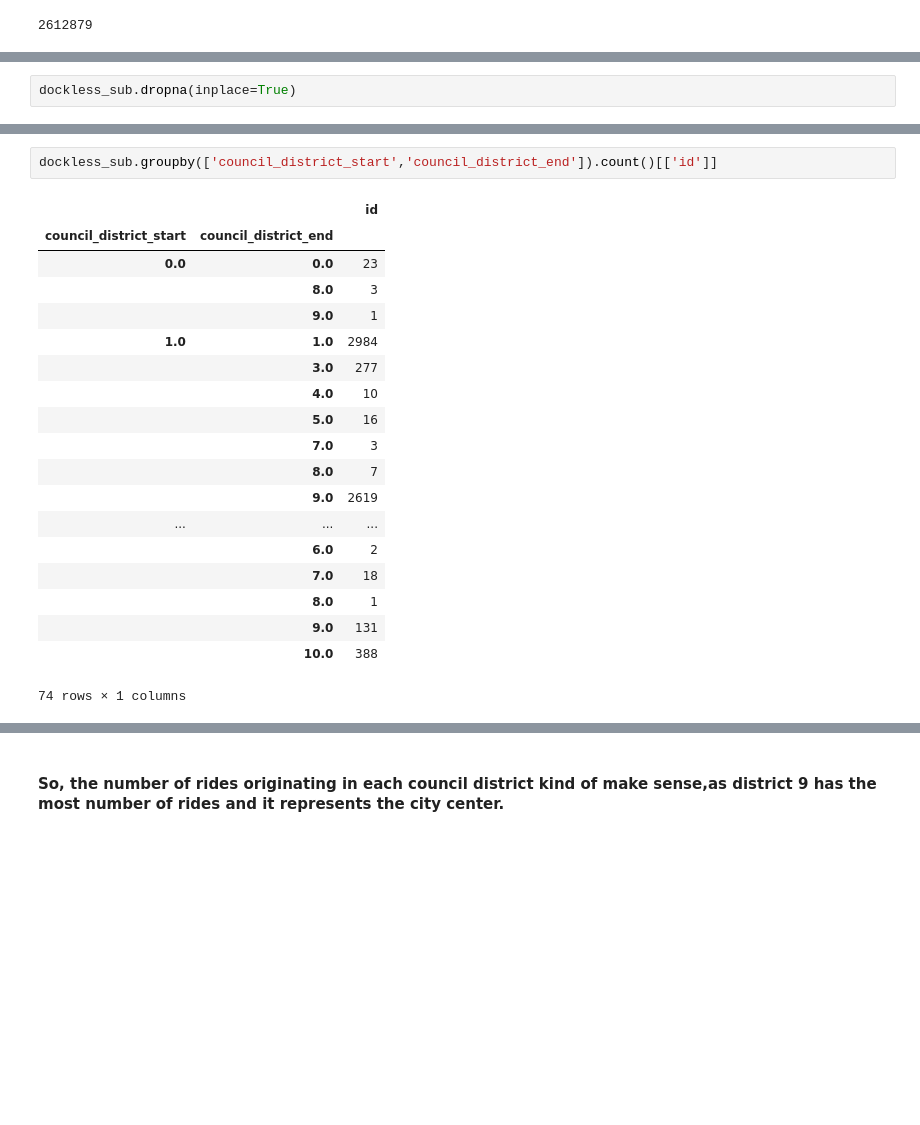
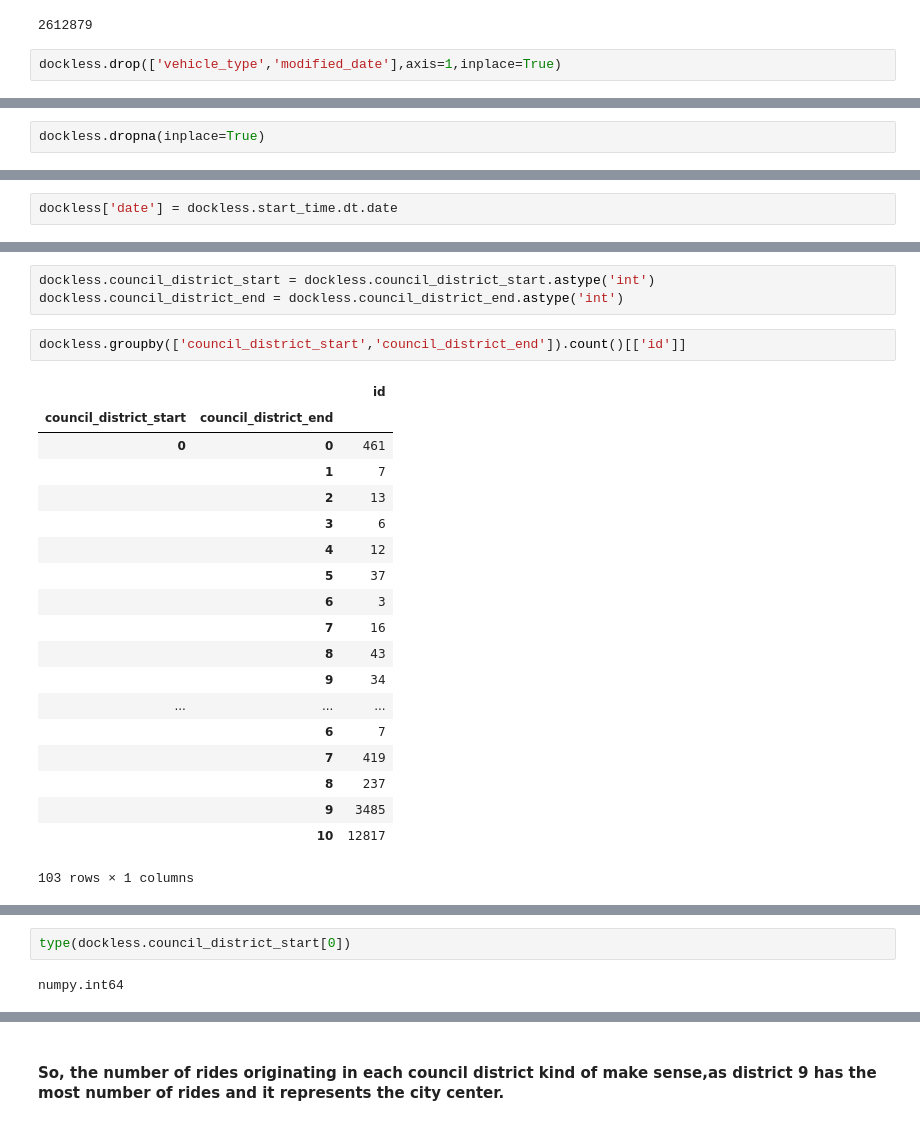
Before and after one commit to SohamMody/Event-Detection-from-Dockless-Scooter-Trips-Austin, a Jupyter notebook: EDA.ipynb, the cells around one changed output, grey strips where cells are left out. Saved outputs shown, nothing was run; the diff lists cells and outputs as text; blank space fills up the shorter version.

```diff
--- a/EDA.ipynb
+++ b/EDA.ipynb
@@ -67,4 +70,6 @@ dockless.shape
 len(dockless.id.unique())
 # %% [output]
 2612879
+# %%
+dockless.drop(['vehicle_type','modified_date'],axis=1,inplace=True)
 # %%
@@ -74,2 +77,2 @@ dockless_sub.drop(['vehicle_type','modified_date'],axis=1,inplace=True)
 # %%
-dockless_sub.dropna(inplace=True)
+dockless.dropna(inplace=True)
@@ -80,0 +176,2 @@ See the caveats in the documentation: http://pandas.pydata.org/pandas-docs/stabl
+# %%
+dockless['date'] = dockless.start_time.dt.date
@@ -81,24 +239,31 @@ See the caveats in the documentation: http://pandas.pydata.org/pandas-docs/stabl
+# %%
+dockless.council_district_start = dockless.council_district_start.astype('int')
+dockless.council_district_end = dockless.council_district_end.astype('int')
 # %%
-dockless_sub.groupby(['council_district_start','council_district_end']).count()[['id']]
+dockless.groupby(['council_district_start','council_district_end']).count()[['id']]
 # %% [output]
 |  |  | id |
 | council_district_start | council_district_end |  |
-| 0.0 | 0.0 | 23 |
-|  | 8.0 | 3 |
-|  | 9.0 | 1 |
-| 1.0 | 1.0 | 2984 |
-|  | 3.0 | 277 |
-|  | 4.0 | 10 |
-|  | 5.0 | 16 |
-|  | 7.0 | 3 |
-|  | 8.0 | 7 |
-|  | 9.0 | 2619 |
+| 0 | 0 | 461 |
+|  | 1 | 7 |
+|  | 2 | 13 |
+|  | 3 | 6 |
+|  | 4 | 12 |
+|  | 5 | 37 |
+|  | 6 | 3 |
+|  | 7 | 16 |
+|  | 8 | 43 |
+|  | 9 | 34 |
 | ... | ... | ... |
-|  | 6.0 | 2 |
-|  | 7.0 | 18 |
-|  | 8.0 | 1 |
-|  | 9.0 | 131 |
-|  | 10.0 | 388 |
+|  | 6 | 7 |
+|  | 7 | 419 |
+|  | 8 | 237 |
+|  | 9 | 3485 |
+|  | 10 | 12817 |
-74 rows × 1 columns
+103 rows × 1 columns
 # %% [markdown]
 ![Austin_Council_Districts](Austin_council_districts.png)
+# %%
+type(dockless.council_district_start[0])
+# %% [output]
+numpy.int64
```
Also changed, not shown: parts of 41 cells of this notebook, 13 other files.
